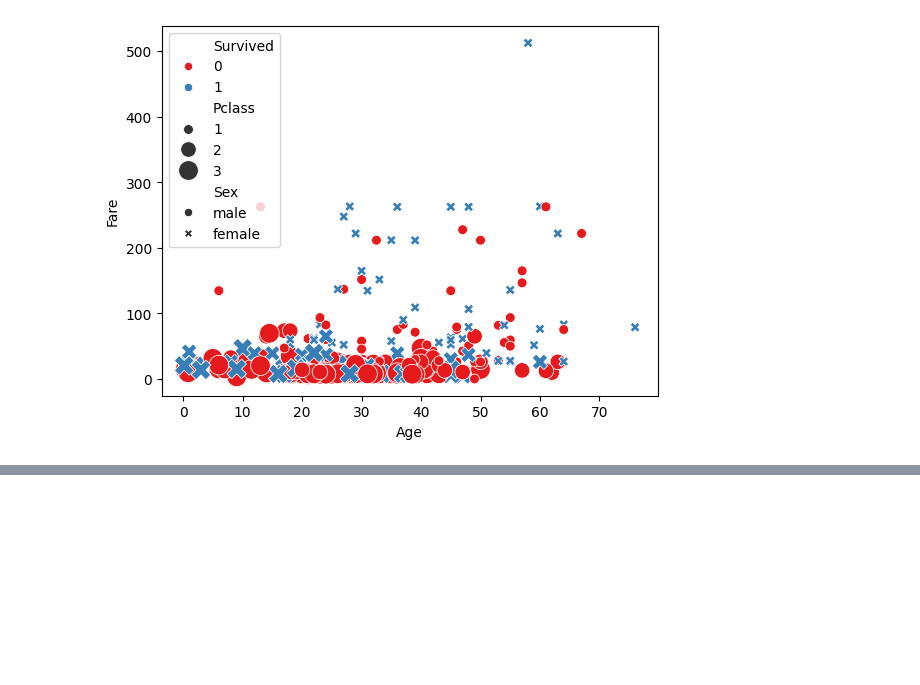
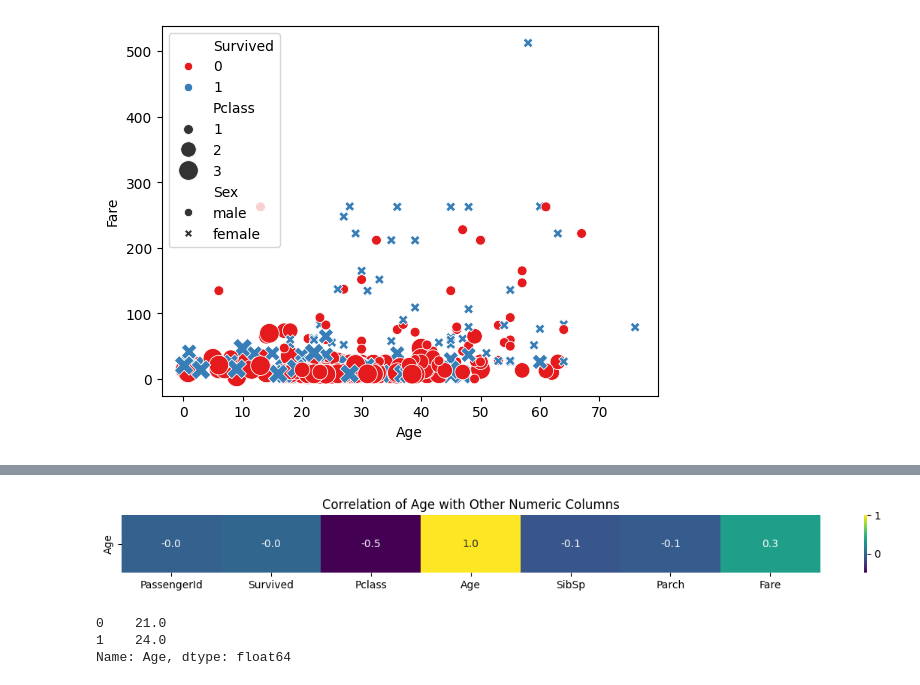
Before and after one commit to Shobhit-Singhh/All_ML_models, a Jupyter notebook: dashboard/test.ipynb, the cells around one changed output, grey strips where cells are left out. Saved outputs shown, nothing was run; the diff lists cells and outputs as text; code cells hidden in the pictures; blank space fills up the shorter version.

```diff
--- a/dashboard/test.ipynb
+++ b/dashboard/test.ipynb
@@ -70,0 +248,18 @@ Note: you may need to restart the kernel to use updated packages.
+# %%
+col = df.select_dtypes(include=['number']).columns
+correlation_matrix = df[col].corr()
+
+
+plt.figure(figsize=(15, 1))
+sns.heatmap(correlation_matrix["Age"].to_frame().T, annot=True, cmap="viridis", fmt=".1f")
+plt.title("Correlation of Age with Other Numeric Columns")
+plt.show()
+# %% [output]
+[figure, added]
+# %%
+# find the mode of age column
+print(df["Age"].mode())
+# %% [output]
+0    21.0
+1    24.0
+Name: Age, dtype: float64
```
Also changed, not shown: parts of 6 cells of this notebook, 7 other files.
